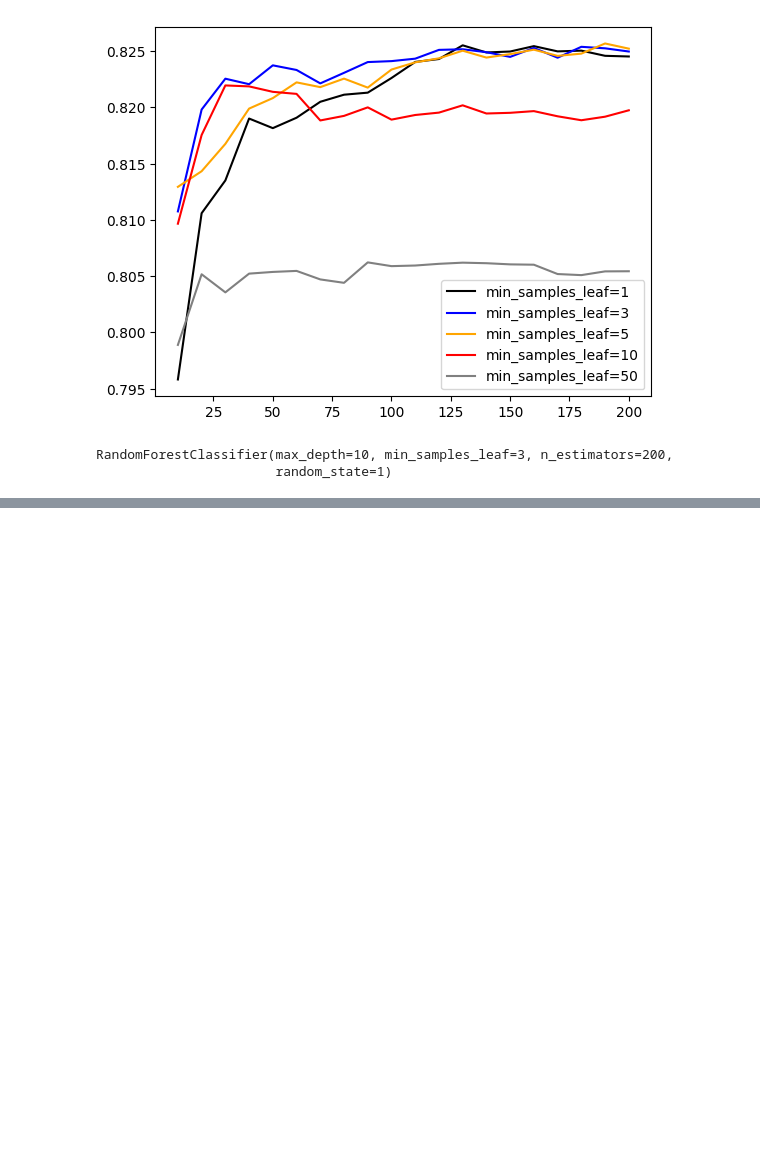
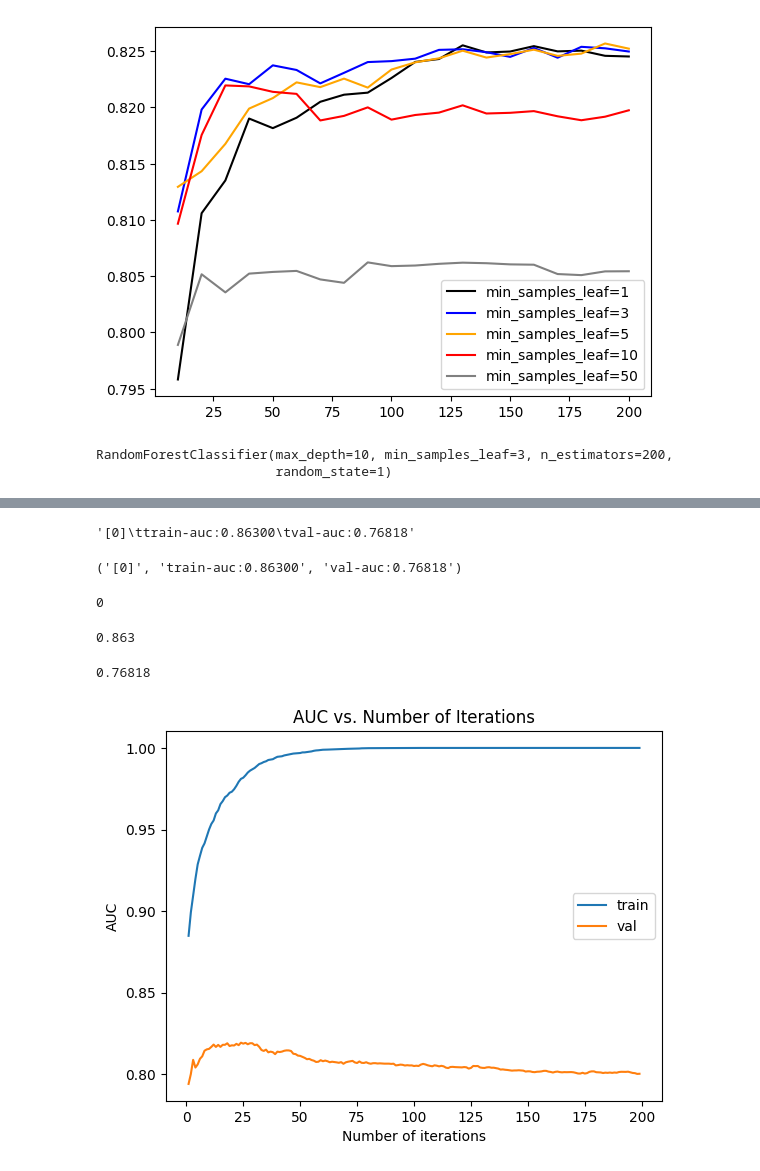
Before and after one commit to Joon-hub/MLZoomcamp, a Jupyter notebook: Week_6_Trees_and_Ensemble_models/DecisionTree.ipynb, the cells around one changed output, grey strips where cells are left out. Saved outputs shown, nothing was run; the diff lists cells and outputs as text; code cells hidden in the pictures; blank space fills up the shorter version.

```diff
--- a/Week_6_Trees_and_Ensemble_models/DecisionTree.ipynb
+++ b/Week_6_Trees_and_Ensemble_models/DecisionTree.ipynb
@@ -673,0 +739,52 @@ RandomForestClassifier(max_depth=10, min_samples_leaf=3, n_estimators=200,
+# %%
+s =output.stdout
+line = s.split('\n')[0]
+line
+# %% [output]
+'[0]\ttrain-auc:0.86300\tval-auc:0.76818'
+# %%
+num_iter, train_auc, val_auc = line.split('\t')
+num_iter, train_auc, val_auc
+# %% [output]
+('[0]', 'train-auc:0.86300', 'val-auc:0.76818')
+# %%
+int(num_iter.strip('[]'))
+# %% [output]
+0
+# %%
+float(train_auc.split(':')[1])
+# %% [output]
+0.863
+# %%
+float(val_auc.split(':')[1])
+# %% [output]
+0.76818
+# %%
+def parse_xgb_output(output):
+    tree = [ ]
+    auc_train = [ ]
+    auc_val = [ ]
+
+    for line in output.stdout.strip().split('\n')[1:]:
+        it_line,train_line,val_line = line.split('\t')
+
+        it = int(it_line.strip('[]'))
+        train = float(train_line.split(':')[1])
+        val = float(val_line.split(':')[1])
+
+        tree.append(it)
+        auc_train.append(train)
+        auc_val.append(val)
+
+    return tree, auc_train, auc_val
+
+tree, auc_train, auc_val = parse_xgb_output(output)
+plt.plot(tree, auc_train, label='train')
+plt.plot(tree, auc_val, label='val')
+plt.legend()
+plt.xlabel('Number of iterations')
+plt.ylabel('AUC')
+plt.title('AUC vs. Number of Iterations')
+plt.show()
+# %% [output]
+[figure, added]
```
Also changed, not shown: parts of 15 cells of this notebook.
